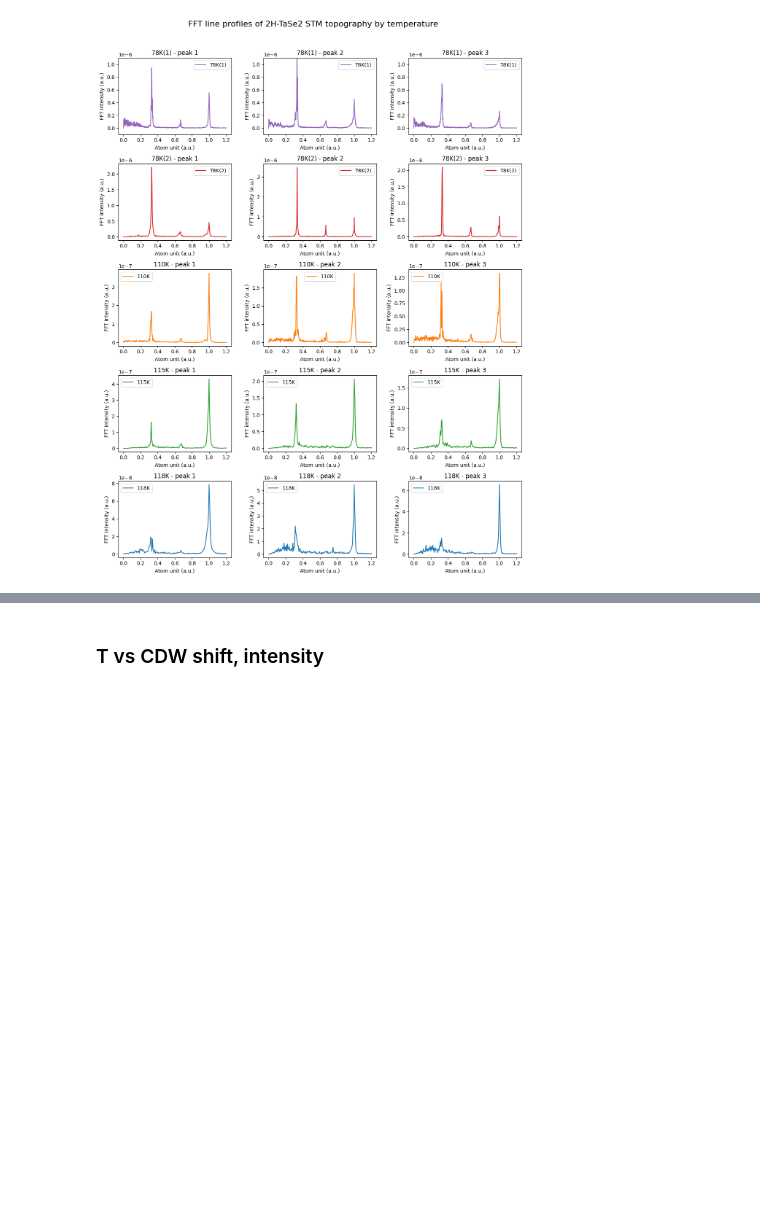
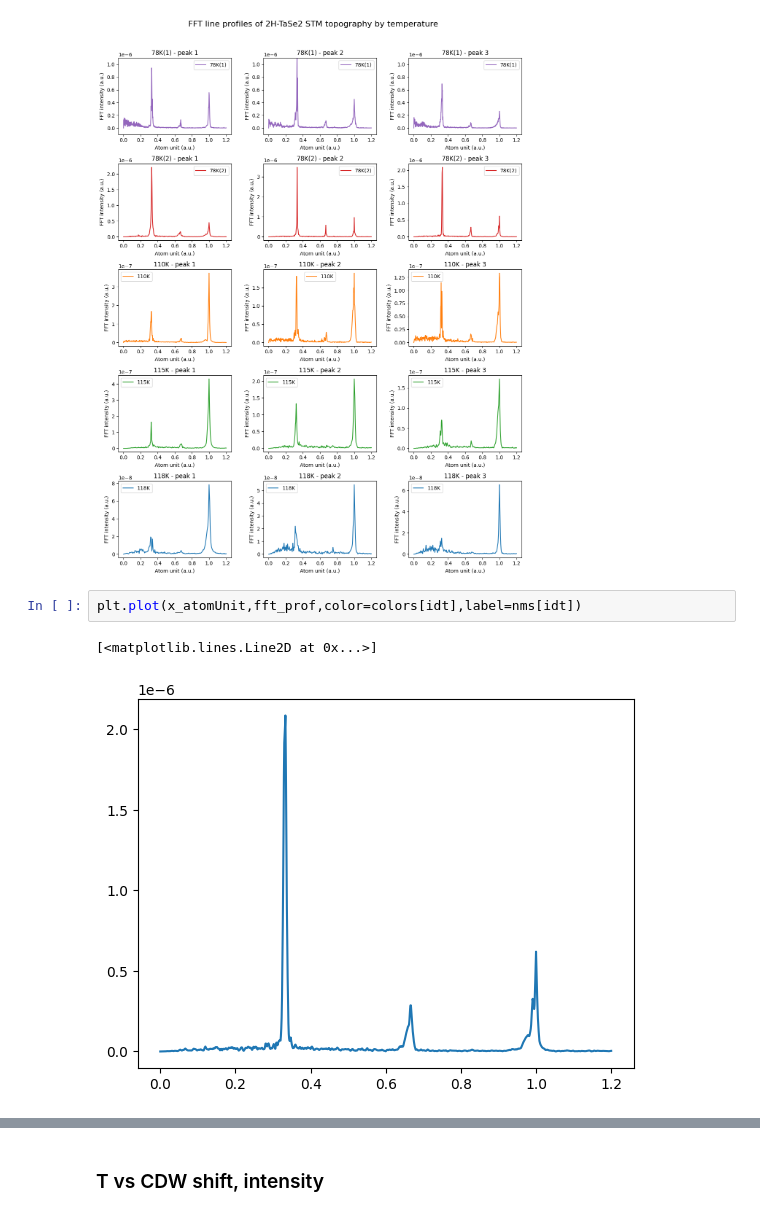
Before and after one commit to Potdooshami/2H_TaSe2_Tc_STM, a Jupyter notebook: B02_fft_autocorr.ipynb, the cells around one changed output, grey strips where cells are left out. Drawn from its saved outputs; the diff is of its cells as text; blank space fills up the shorter version.

```diff
--- a/B02_fft_autocorr.ipynb
+++ b/B02_fft_autocorr.ipynb
@@ -271,3 +271,8 @@ plt.tight_layout()
 fig.savefig(fm.get_filepath('id_file'),format='svg')
 # %% [output]
 [figure]
+# %%
+plt.plot(x_atomUnit,fft_prof,color=colors[idt],label=nms[idt])
+# %% [output]
+[<matplotlib.lines.Line2D at 0x...>]
+[figure, added]
```
Also changed, not shown: parts of 7 cells of this notebook.
